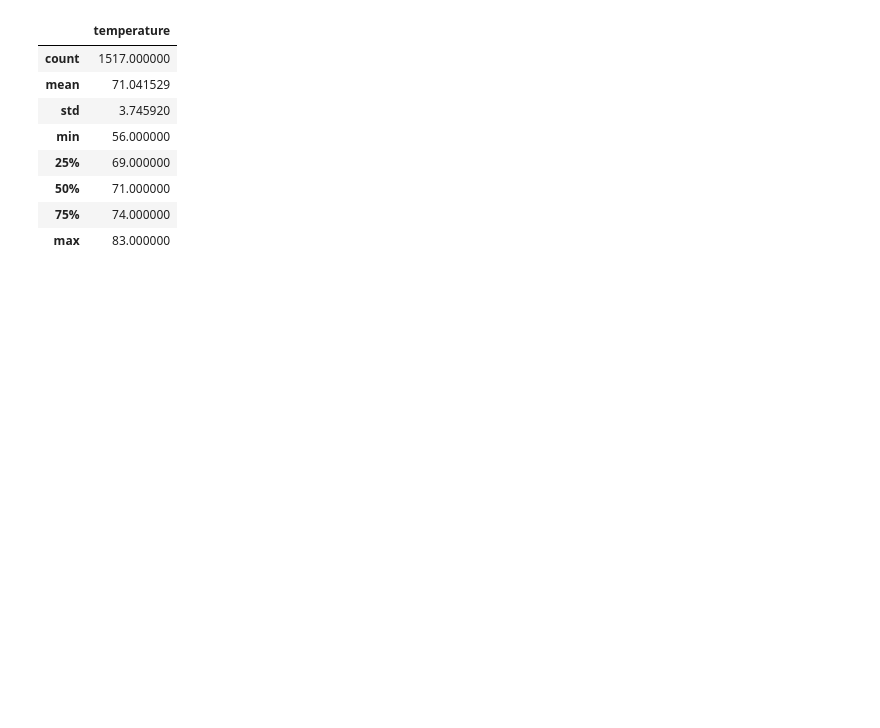
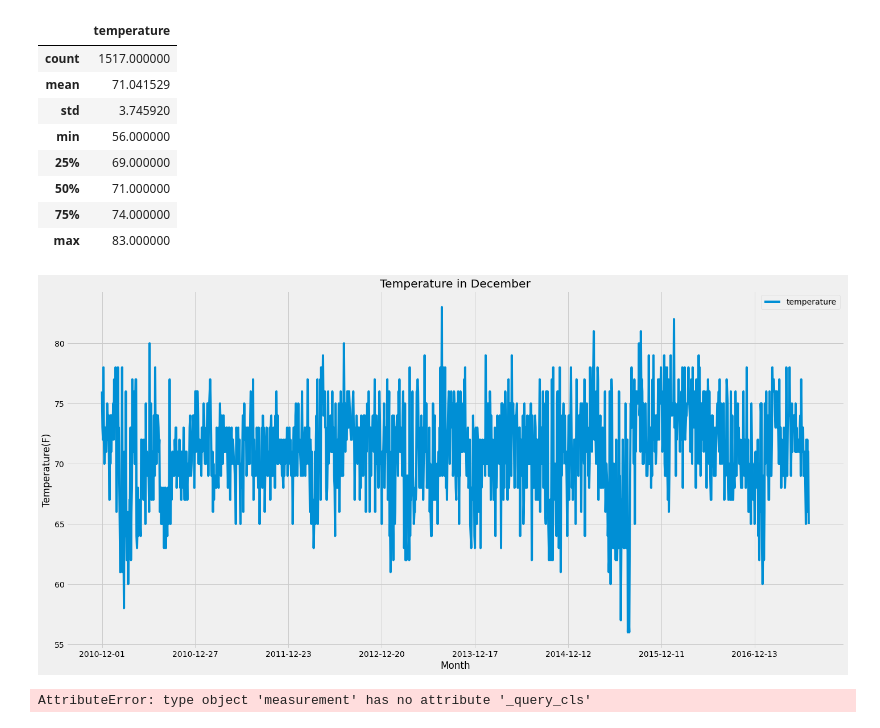
Before and after one commit to RGK73/surfs_up, a Jupyter notebook: SurfsUp_Challenge.ipynb, the cells around one changed output. Saved outputs shown, nothing was run; the diff lists cells and outputs as text; code cells hidden in the pictures; blank space fills up the shorter version.

```diff
--- a/SurfsUp_Challenge.ipynb
+++ b/SurfsUp_Challenge.ipynb
@@ -112,3 +133,27 @@ df_december.describe()
 | 50% | 71.000000 |
 | 75% | 74.000000 |
 | max | 83.000000 |
+# %%
+# Import the style from Matplotlib.
+from matplotlib import style
+# Use the graph style fivethirtyeight.
+style.use('fivethirtyeight')
+
+#plot the resample DataFrame using the df.plot() function
+df_december = df_december.sort_index()
+df_december.plot(figsize=(20,10))
+#  Add a x- and y-axis label.
+plt.ylabel("Temperature(F)")
+plt.xlabel("Month")
+#  Add a title
+plt.title("Temperature in December")
+plt.tight_layout()
+# %% [output]
+[figure, added]
+# %%
+#combining Measurement and Station Tables
+#Inner Join on all columns
+#q = session.query(Measurement, Station).join(Station)
+q = Session.query(Measurement, Station).join(Station).filter(Measurement.id == Station.id).all()
+# %% [output]
+AttributeError: type object 'measurement' has no attribute '_query_cls'
```
Also changed, not shown: parts of 2 cells of this notebook.
